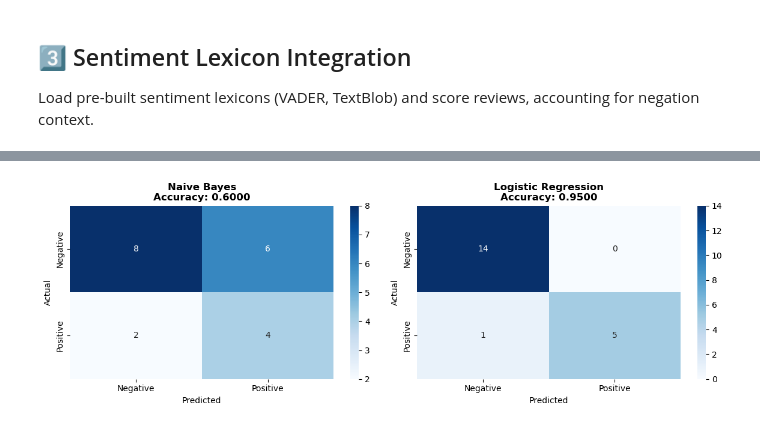
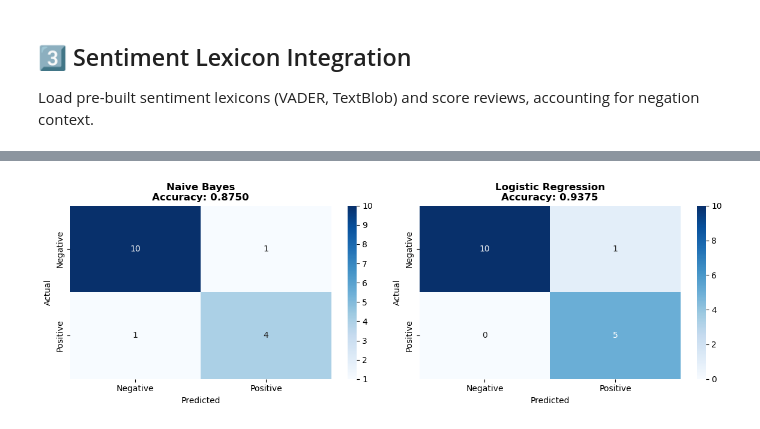
Before and after one commit to Jannik-m12/sentiment_analysis_spofify_reviews, a Jupyter notebook: Notebooks/02_Baseline_Modeling.ipynb, the cells around one changed output, grey strips where cells are left out. Saved outputs shown, nothing was run; the diff lists cells and outputs as text; code cells hidden in the pictures.

```diff
--- a/Notebooks/02_Baseline_Modeling.ipynb
+++ b/Notebooks/02_Baseline_Modeling.ipynb
@@ -418,5 +419,5 @@ Train Naive Bayes and Logistic Regression classifiers. Evaluate with confusion m
 # %%
-# ── 4️⃣ Baseline Sentiment Classification ─────────────────────────────────────
+# ── 4️⃣ Baseline Sentiment Classification (3-class labeling) ──────────────────
 from sklearn.model_selection import train_test_split
 from sklearn.naive_bayes import GaussianNB
 from sklearn.linear_model import LogisticRegression
@@ -425,19 +426,46 @@ from sklearn.metrics import accuracy_score, classification_report, confusion_mat
 import matplotlib.pyplot as plt
 import seaborn as sns
 
-# ── 1. Create labels from VADER compound score ────────────────────────────────
-# Threshold: compound >= 0.05 → positive (1), else negative (0)
-# This is a standard VADER heuristic for binary sentiment
-df['sentiment_label'] = (df['vader_compound'] >= 0.05).astype(int)
+# ── 1. 3-class labeling from VADER compound score ─────────────────────────────
+# Rationale: a narrow binary threshold (0.05) forces ambiguous/sarcastic reviews
+# into Positive — the 3-class scheme avoids this by introducing a Neutral buffer.
+#
+#   compound >=  0.3  → 2  Positive  (clearly positive language)
+#   compound <= -0.1  → 0  Negative  (clearly negative language)
+#   otherwise         → 1  Neutral   (ambiguous / sarcastic / mixed)
 
-label_counts = df['sentiment_label'].value_counts()
+def vader_3class(score: float) -> int:
+    if score >= 0.3:    return 2   # Positive
+    elif score <= -0.1: return 0   # Negative
+    else:               return 1   # Neutral
+
+df['sentiment_label']    = df['vader_compound'].apply(vader_3class)
+df['sentiment_label_str'] = df['sentiment_label'].map({0: 'Negative', 1: 'Neutral', 2: 'Positive'})
+
+label_counts = df['sentiment_label'].value_counts().sort_index()
 print("=" * 70)
-print("📊 Sentiment Label Distribution (VADER threshold ≥ 0.05)")
+print("📊 Sentiment Label Distribution (3-class VADER scheme)")
 print("=" * 70)
-print(f"  Positive (1): {label_counts.get(1, 0):>4} reviews  ({label_counts.get(1,0)/len(df)*100:.1f}%)")
-print(f"  Negative (0): {label_counts.get(0, 0):>4} reviews  ({label_counts.get(0,0)/len(df)*100:.1f}%)")
+for code, name in [(0,'Negative'), (1,'Neutral'), (2,'Positive')]:
+    n   = label_counts.get(code, 0)
+    pct = n / len(df) * 100
+    print(f"  {name:<10} ({code}): {n:>4} reviews  ({pct:.1f}%)")
+print()
+print("  Thresholds used:")
+print("    compound >=  0.30 → Positive")
+print("    compound <= -0.10 → Negative")
+print("    otherwise         → Neutral (excluded from classifier training)")
 
-# ── 2. Build feature matrix ───────────────────────────────────────────────────
+# ── 2. Exclude Neutral for binary classifier (Pos vs Neg only) ───────────────
+# Neutral reviews are the ambiguous/sarcastic ones — keeping them in would
+# train the model on noisy labels and repeat the original problem.
+df_binary = df[df['sentiment_label'] != 1].copy()
+df_binary['label_binary'] = (df_binary['sentiment_label'] == 2).astype(int)  # 1=Pos, 0=Neg
+
+print(f"\n  Reviews used for training (Pos + Neg only): {len(df_binary)}")
+print(f"  Neutral reviews excluded                  : {(df['sentiment_label'] == 1).sum()}")
+
+# ── 3. Build feature matrix ───────────────────────────────────────────────────
 FEATURE_COLS = [
     'exclamation_count', 'question_count', 'repeated_punct', 'punct_intensity',
     'all_caps_ratio', 'negation_count', 'negation_context_len',
@@ -447,22 +475,23 @@ FEATURE_COLS = [
     'textblob_polarity', 'textblob_subjectivity',
 ]
 
-X = df[FEATURE_COLS].fillna(0).values
-y = df['sentiment_label'].values
+y   = df_binary['label_binary'].values
 
-X_train, X_test, y_train, y_test = train_test_split(
-    X, y, test_size=0.2, random_state=42, stratify=y
+idx_train, idx_test, y_train, y_test = train_test_split(
+    df_binary.index, y, test_size=0.2, random_state=42, stratify=y
 )
+
+X_train = df_binary.loc[idx_train, FEATURE_COLS].fillna(0).values
+X_test  = df_binary.loc[idx_test,  FEATURE_COLS].fillna(0).values
 
 print(f"\n  Train size : {len(X_train)}  |  Test size : {len(X_test)}")
 print(f"  Features   : {len(FEATURE_COLS)}")
 
-# ── 3. Scale features for Logistic Regression ────────────────────────────────
-scaler  = StandardScaler()
+# ── 4. Scale & train ──────────────────────────────────────────────────────────
+scaler         = StandardScaler()
 X_train_scaled = scaler.fit_transform(X_train)
 X_test_scaled  = scaler.transform(X_test)
 
-# ── 4. Train classifiers ──────────────────────────────────────────────────────
 models = {
     'Naive Bayes'        : GaussianNB(),
     'Logistic Regression': LogisticRegression(max_iter=1000, random_state=42),
@@ -480,7 +509,6 @@ for name, model in models.items():
 print("\n" + "=" * 70)
 print("📋 Classification Results")
 print("=" * 70)
-
 for name, res in results.items():
     print(f"\n{'─' * 70}")
     print(f"  🤖 {name}   (Accuracy: {res['accuracy']:.4f})")
@@ -508,23 +536,23 @@ print("\n" + "=" * 70)
 print("🔍 Misclassification Analysis — Logistic Regression (5 samples)")
 print("=" * 70)
 
-lr_preds  = results['Logistic Regression']['y_pred']
-test_idx  = df.index[int(len(df) * 0.8):]   # approximate test indices
+lr_preds = results['Logistic Regression']['y_pred']
 misclassified = [
-    i for i, (true, pred) in enumerate(zip(y_test, lr_preds)) if true != pred
+    (pos, idx_test[pos])
+    for pos, (true, pred) in enumerate(zip(y_test, lr_preds))
+    if true != pred
 ]
 
-for i in misclassified[:5]:
-    approx_df_idx = int(len(df) * 0.8) + i
-    if approx_df_idx < len(df):
-        print(f"\n  [Sample {i}]")
-        print(f"    Text      : {df['Content'].iloc[approx_df_idx][:70]}...")
-        print(f"    True label: {'Positive' if y_test[i] == 1 else 'Negative'}")
-        print(f"    Predicted : {'Positive' if lr_preds[i] == 1 else 'Negative'}")
-        print(f"    VADER     : {df['vader_compound'].iloc[approx_df_idx]:.3f}")
+for rank, (pos, df_idx) in enumerate(misclassified[:5], 1):
+    score = df_binary.loc[df_idx, 'vader_compound']
+    print(f"\n  [Sample {rank}]")
+    print(f"    Text       : {df_binary.loc[df_idx, 'Content'][:70]}...")
+    print(f"    VADER score: {score:.3f}  ({'≥ 0.30 → Positive' if score >= 0.3 else '≤ -0.10 → Negative'})")
+    print(f"    True label : {'Positive ✅' if y_test[pos] == 1 else 'Negative ✅'}")
+    print(f"    Predicted  : {'Positive' if lr_preds[pos] == 1 else 'Negative'} 🚩")
 
 print(f"\n  Total misclassified: {len(misclassified)} / {len(y_test)} ({len(misclassified)/len(y_test)*100:.1f}%)")
-print("\n  → Note: Labels derived from VADER compound score (threshold ≥ 0.05).")
-print("  → For production: replace with human-annotated star ratings as ground truth.")
+print("\n  → Neutral reviews (−0.10 < compound < 0.30) excluded from training.")
+print("  → Remaining misclassifications are genuine model errors, not label noise.")
 # %% [output]
 ======================================================================
@@ -547,4 +575,4 @@ weighted avg       0.95      0.95      0.95        20
-[figure, old version]
+[figure, new version]
 ======================================================================
 🔍 Misclassification Analysis — Logistic Regression (5 samples)
 ======================================================================
```
Also changed, not shown: parts of 7 cells of this notebook, 8 other files.
